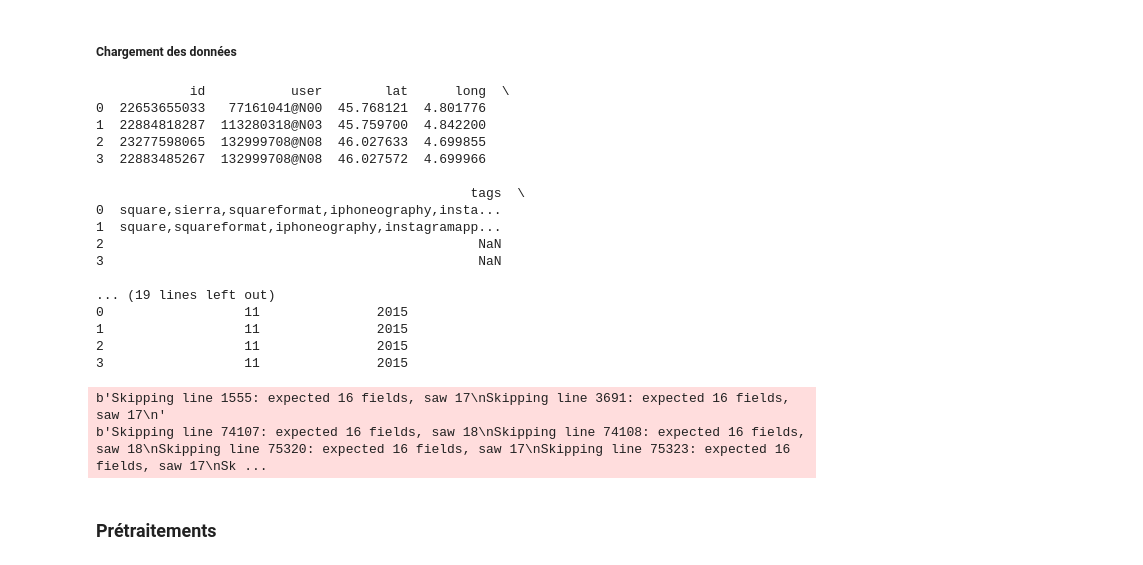
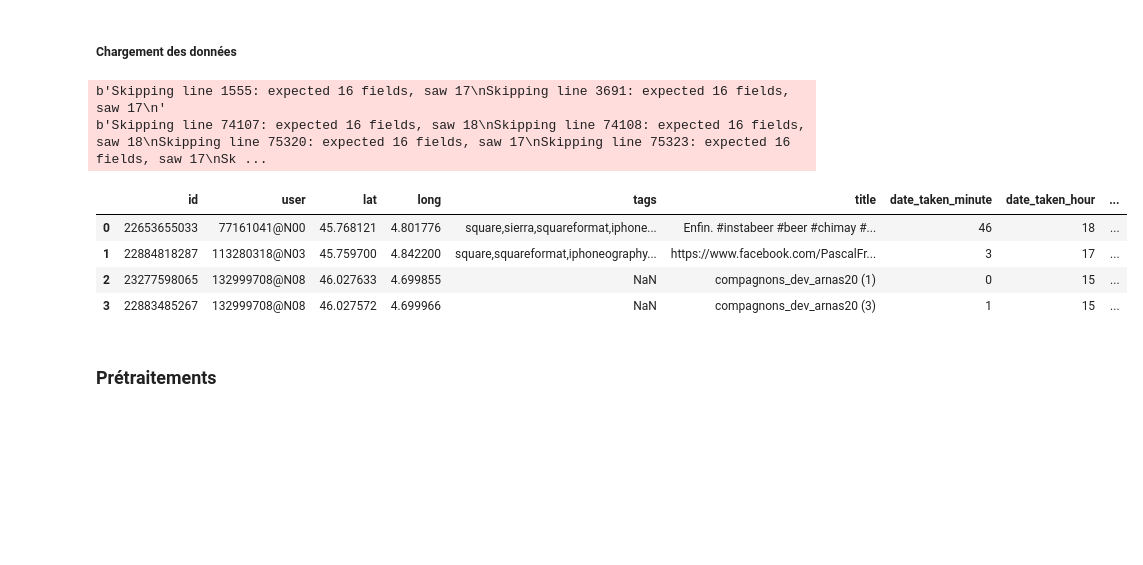
Before and after one commit to Asriell/TP_DataMining_Clustering, a Jupyter notebook: TP_clustering.ipynb, the cells around one changed output. Drawn from its saved outputs; the diff is of its cells as text; code cells hidden in the pictures; blank space fills up the shorter version.

```diff
--- a/TP_clustering.ipynb
+++ b/TP_clustering.ipynb
@@ -16,27 +16,15 @@ warnings.filterwarnings('ignore')
 # %%
 datas = pd.read_csv('./flickr_data.csv', sep=',', error_bad_lines=False)
 X = datas.values
-print(datas.head(4))
+datas.head(4)
 # %% [output]
-            id           user        lat      long  \
-0  22653655033   77161041@N00  45.768121  4.801776
-1  22884818287  113280318@N03  45.759700  4.842200
-2  23277598065  132999708@N08  46.027633  4.699855
-3  22883485267  132999708@N08  46.027572  4.699966
-
-                                                tags  \
-0  square,sierra,squareformat,iphoneography,insta...
-1  square,squareformat,iphoneography,instagramapp...
-2                                                NaN
-3                                                NaN
-
-... (19 lines left out)
-0                  11               2015
-1                  11               2015
-2                  11               2015
-3                  11               2015
+b'Skipping line 1555: expected 16 fields, saw 17\nSkipping line 3691: expected 16 fields, saw 17\n'
+b'Skipping line 74107: expected 16 fields, saw 18\nSkipping line 74108: expected 16 fields, saw 18\nSkipping line 75320: expected 16 fields, saw 17\nSkipping line 75323: expected 16 fields, saw 17\nSk ...
-b'Skipping line 1555: expected 16 fields, saw 17\nSkipping line 3691: expected 16 fields, saw 17\n'
-b'Skipping line 74107: expected 16 fields, saw 18\nSkipping line 74108: expected 16 fields, saw 18\nSkipping line 75320: expected 16 fields, saw 17\nSkipping line 75323: expected 16 fields, saw 17\nSk ...
+|  | id | user | lat | long | tags | title | date_taken_minute | date_taken_hour | ... |
+| 0 | 22653655033 | 77161041@N00 | 45.768121 | 4.801776 | square,sierra,squareformat,iphone... | Enfin. #instabeer #beer #chimay #... | 46 | 18 | ... |
+| 1 | 22884818287 | 113280318@N03 | 45.759700 | 4.842200 | square,squareformat,iphoneography... | https://www.facebook.com/PascalFr... | 3 | 17 | ... |
+| 2 | 23277598065 | 132999708@N08 | 46.027633 | 4.699855 | NaN | compagnons_dev_arnas20 (1) | 0 | 15 | ... |
+| 3 | 22883485267 | 132999708@N08 | 46.027572 | 4.699966 | NaN | compagnons_dev_arnas20 (3) | 1 | 15 | ... |
 # %% [markdown]
 ### Prétraitements
 # %%
```
Also changed, not shown: parts of 7 cells of this notebook.
